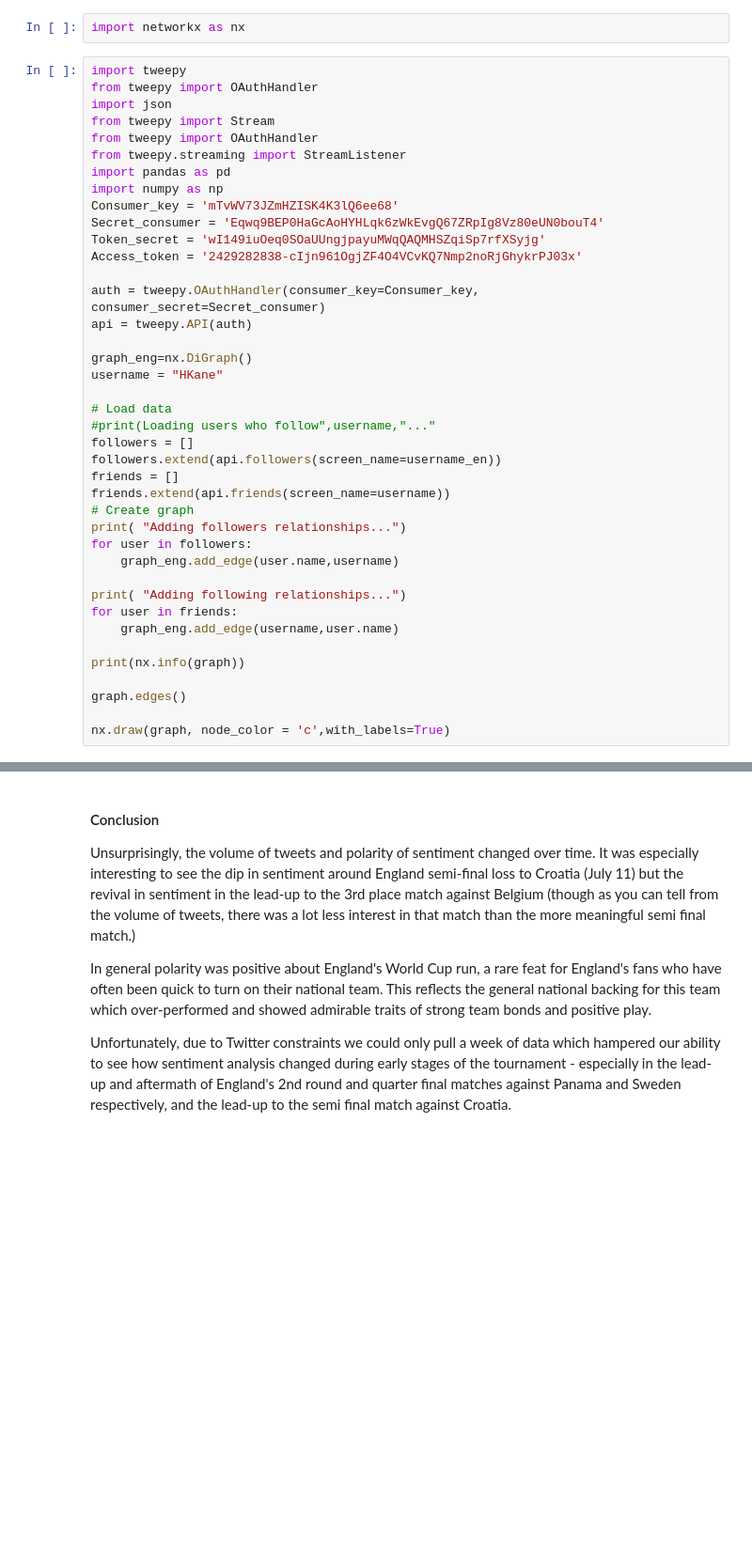
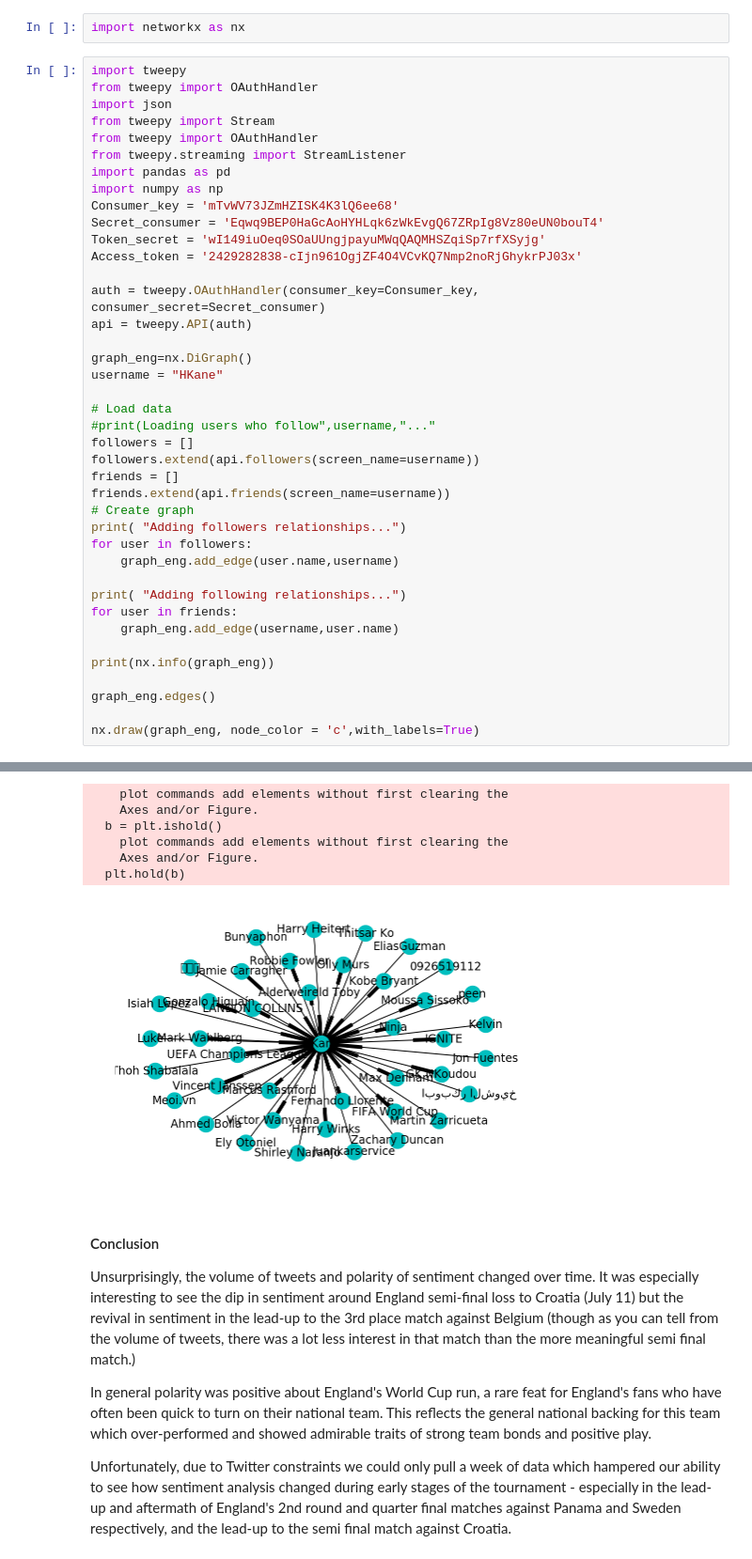
Before and after one commit to stiltsie/cuny, a Jupyter notebook: CUNY+620+Final+Project3.ipynb, the cells around one changed output, grey strips where cells are left out. Shown: that part at 94% size. Saved outputs shown, nothing was run; the diff lists cells and outputs as text; blank space fills up the shorter version.

```diff
--- a/CUNY+620+Final+Project3.ipynb
+++ b/CUNY+620+Final+Project3.ipynb
@@ -368,7 +368,7 @@ username = "HKane"
 # Load data
 #print(Loading users who follow",username,"..."
 followers = []
-followers.extend(api.followers(screen_name=username_en))
+followers.extend(api.followers(screen_name=username))
 friends = []
 friends.extend(api.friends(screen_name=username))
 # Create graph
@@ -380,8 +380,9 @@ print( "Adding following relationships...")
 for user in friends:
     graph_eng.add_edge(username,user.name)
 
-print(nx.info(graph))
+print(nx.info(graph_eng))
 
-graph.edges()
+graph_eng.edges()
 
-nx.draw(graph, node_color = 'c',with_labels=True)
+nx.draw(graph_eng, node_color = 'c',with_labels=True)
+# %% [output]
@@ -388,3 +397,10 @@ nx.draw(graph, node_color = 'c',with_labels=True)
+    plot commands add elements without first clearing the
+    Axes and/or Figure.
+  b = plt.ishold()
+    plot commands add elements without first clearing the
+    Axes and/or Figure.
+  plt.hold(b)
+[figure, added]
 # %% [markdown]
 #### Conclusion
 
```
Also changed, not shown: parts of 6 cells of this notebook.
